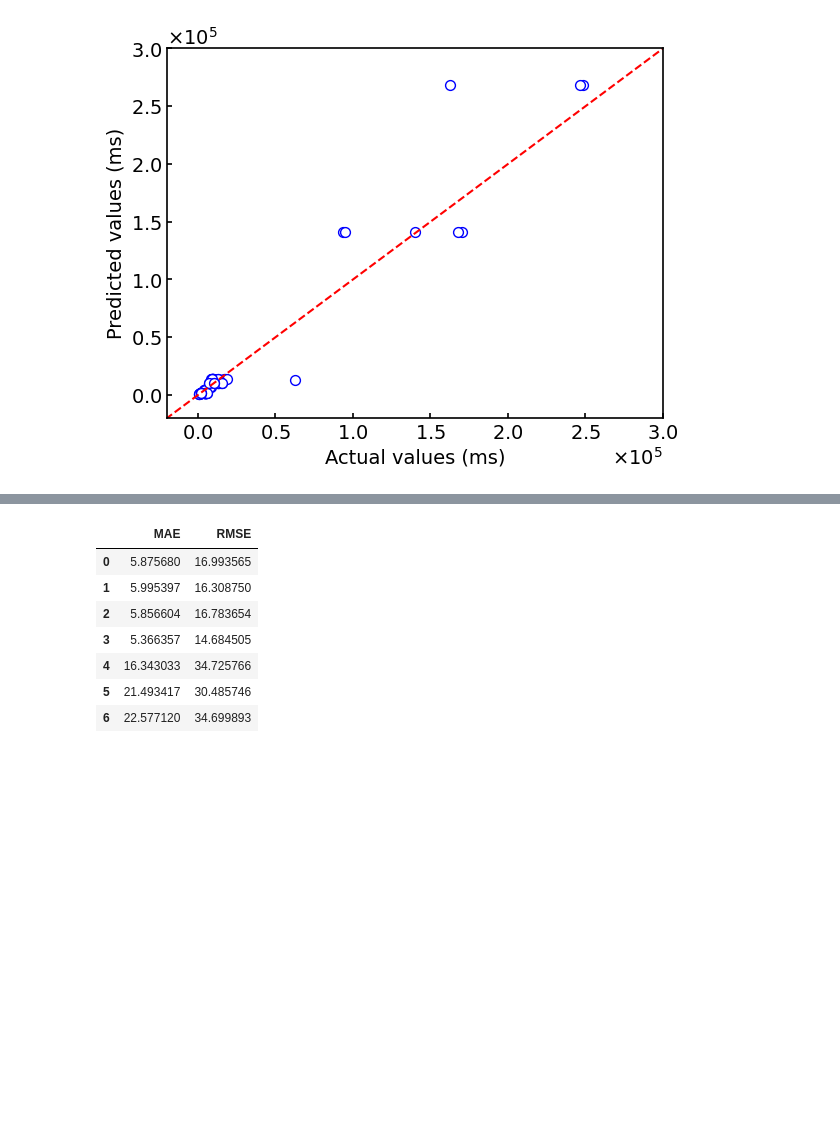
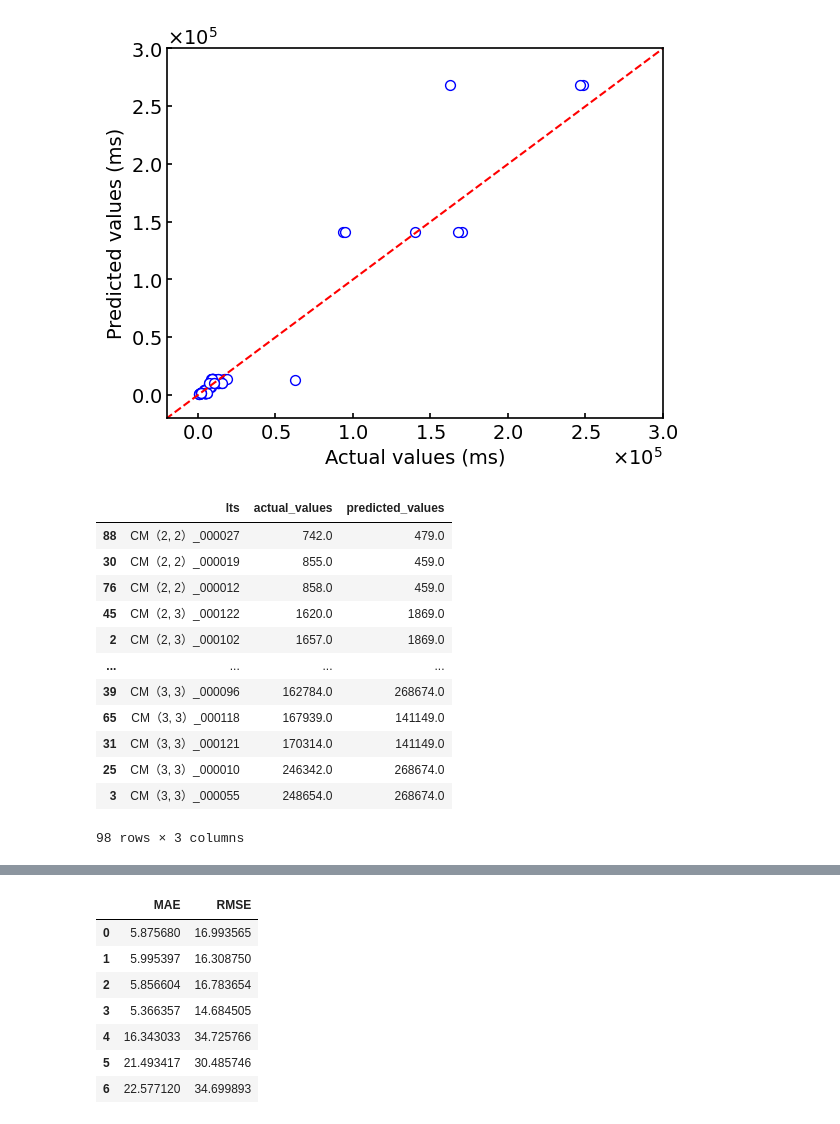
Before and after one commit to ITK13201/ml-dcs, a Jupyter notebook: ml-dcs/notebooks/evaluation_20241215/known_scenarios/calculation-time_CM.ipynb, the cells around one changed output, grey strips where cells are left out. Cells and saved outputs as stored; diff of their text form; code cells hidden in the pictures; blank space fills up the shorter version.

Commit message:
modify: added dataframe function to evaluation result domain model

```diff
--- a/ml-dcs/notebooks/evaluation_20241215/known_scenarios/calculation-time_CM.ipynb
+++ b/ml-dcs/notebooks/evaluation_20241215/known_scenarios/calculation-time_CM.ipynb
@@ -129,4 +129,5 @@ graph = Graph(
 )
 util = GraphUtil(graph)
 util.show()
+data_model.dataframe
 # %% [output]
@@ -134,5 +135,18 @@ util.show()
 {"mae": 5366.357142857143, "rmse": 14684.50472124148}
 [figure]
+|  | lts | actual_values | predicted_values |
+| 88 | CM（2, 2）_000027 | 742.0 | 479.0 |
+| 30 | CM（2, 2）_000019 | 855.0 | 459.0 |
+| 76 | CM（2, 2）_000012 | 858.0 | 459.0 |
+| 45 | CM（2, 3）_000122 | 1620.0 | 1869.0 |
+| 2 | CM（2, 3）_000102 | 1657.0 | 1869.0 |
+| ... | ... | ... | ... |
+| 39 | CM（3, 3）_000096 | 162784.0 | 268674.0 |
+| 65 | CM（3, 3）_000118 | 167939.0 | 141149.0 |
+| 31 | CM（3, 3）_000121 | 170314.0 | 141149.0 |
+| 25 | CM（3, 3）_000010 | 246342.0 | 268674.0 |
+| 3 | CM（3, 3）_000055 | 248654.0 | 268674.0 |
+98 rows × 3 columns
 # %%
 from ml_dcs.domain.graph import PredictionAccuracyGraphData, Graph
 from ml_dcs.internal.graph.graph import GraphUtil
```
Also changed, not shown: parts of 7 cells of this notebook, 2 other files.
